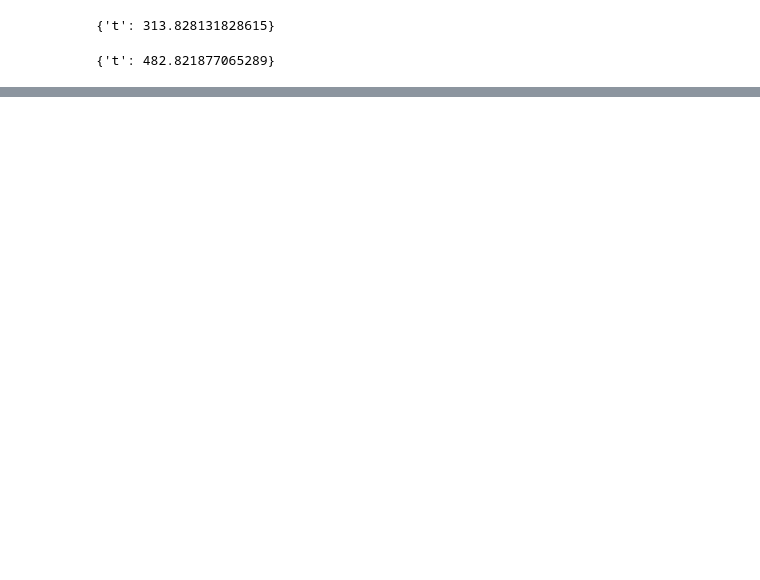
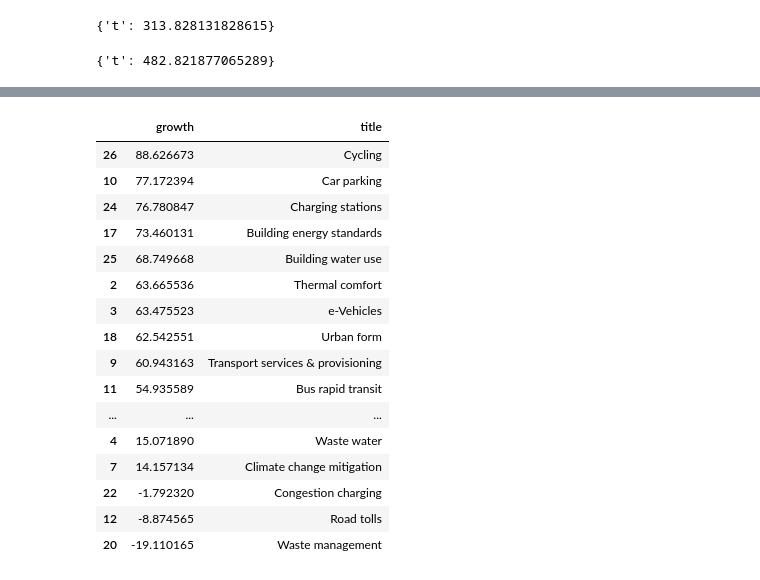
Before and after one commit to mcc-apsis/cities-1-5, a Jupyter notebook: code/topic_growth.ipynb, the cells around one changed output, grey strips where cells are left out. Saved outputs shown, nothing was run; the diff lists cells and outputs as text; code cells hidden in the pictures; blank space fills up the shorter version.

```diff
--- a/code/topic_growth.ipynb
+++ b/code/topic_growth.ipynb
@@ -85,0 +105,46 @@ df.to_csv('../data/topic_growth_2010.csv')
+# %%
+topic_objects = []
+for t in topics:
+    t1 = dts.filter(doc__PY__gte=2009,doc__PY__lte=2011,topic=t).aggregate(t=Sum('score'))
+    t2 = dts.filter(doc__PY__gte=2014,doc__PY__lte=2016,topic=t).aggregate(t=Sum('score'))
+    p1 = t1['t'] / p1total['t']
+    p2 = t2['t'] / p2total['t']
+    growth = (p2 - p1) / p1*100
+    t.growth = float(growth)
+    t.save()
+    #print(t.title)
+    #print(t.growth)
+    t.save()
+    topic_objects.append(t)
+
+    #print(topic_objects)
+    for top in topic_objects:
+        #print(top.growth)
+        #print(top.run_id_id)
+        top.save()
+
+    #Topic.objects.update(topics)
+    t.save()
+
+topic_table = topics.values('title','growth')
+df = pd.DataFrame.from_dict(list(topic_table))
+df.to_csv('../data/topic_growth_2010.csv')
+df.sort_values('growth',ascending=False)
+# %% [output]
+|  | growth | title |
+| 26 | 88.626673 | Cycling |
+| 10 | 77.172394 | Car parking |
+| 24 | 76.780847 | Charging stations |
+| 17 | 73.460131 | Building energy standards |
+| 25 | 68.749668 | Building water use |
+| 2 | 63.665536 | Thermal comfort |
+| 3 | 63.475523 | e-Vehicles |
+| 18 | 62.542551 | Urban form |
+| 9 | 60.943163 | Transport services & provisioning |
+| 11 | 54.935589 | Bus rapid transit |
+| ... | ... | ... |
+| 4 | 15.071890 | Waste water |
+| 7 | 14.157134 | Climate change mitigation |
+| 22 | -1.792320 | Congestion charging |
+| 12 | -8.874565 | Road tolls |
+| 20 | -19.110165 | Waste management |
```
Also changed, not shown: parts of 4 cells of this notebook, 3 other files.
